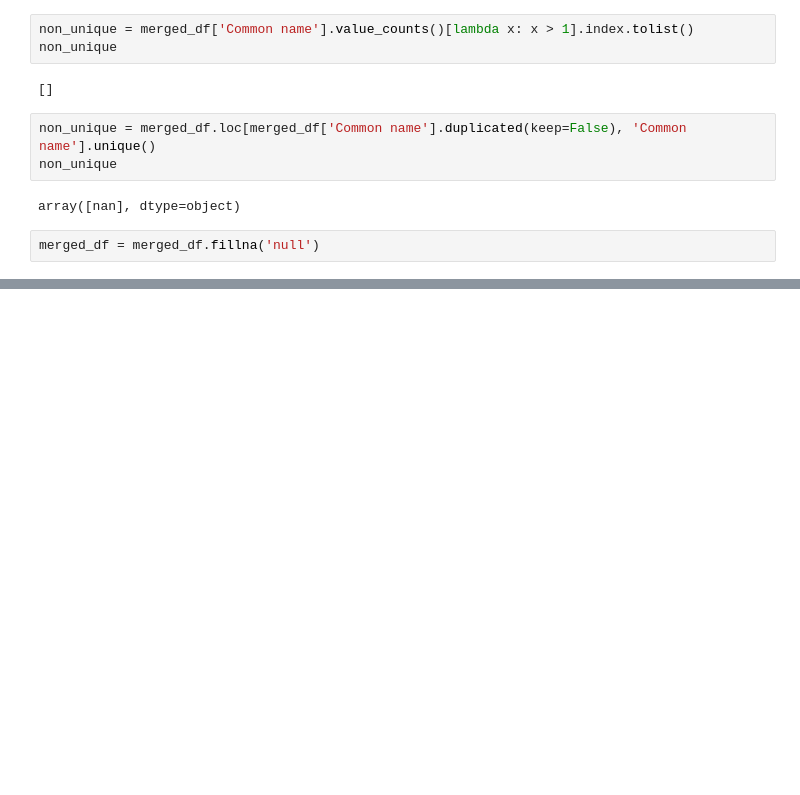
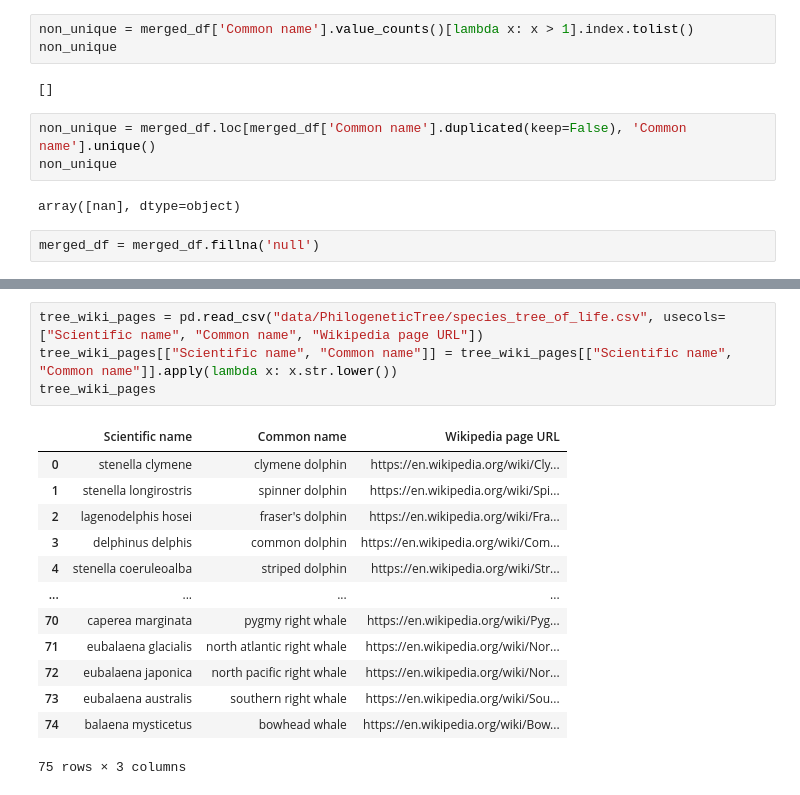
Before and after one commit to eglantine-vialaneix/WhereWereWhalesLFS, a Jupyter notebook: data_exploration.ipynb, the cells around one changed output, grey strips where cells are left out. Saved outputs shown, nothing was run; the diff lists cells and outputs as text; blank space fills up the shorter version.

```diff
--- a/data_exploration.ipynb
+++ b/data_exploration.ipynb
@@ -275,0 +294,18 @@ merged_df[merged_df['IUCN Red List status'] == 'CR']
+# %%
+tree_wiki_pages = pd.read_csv("data/PhilogeneticTree/species_tree_of_life.csv", usecols=["Scientific name", "Common name", "Wikipedia page URL"])
+tree_wiki_pages[["Scientific name", "Common name"]] = tree_wiki_pages[["Scientific name", "Common name"]].apply(lambda x: x.str.lower())
+tree_wiki_pages
+# %% [output]
+|  | Scientific name | Common name | Wikipedia page URL |
+| 0 | stenella clymene | clymene dolphin | https://en.wikipedia.org/wiki/Cly... |
+| 1 | stenella longirostris | spinner dolphin | https://en.wikipedia.org/wiki/Spi... |
+| 2 | lagenodelphis hosei | fraser's dolphin | https://en.wikipedia.org/wiki/Fra... |
+| 3 | delphinus delphis | common dolphin | https://en.wikipedia.org/wiki/Com... |
+| 4 | stenella coeruleoalba | striped dolphin | https://en.wikipedia.org/wiki/Str... |
+| ... | ... | ... | ... |
+| 70 | caperea marginata | pygmy right whale | https://en.wikipedia.org/wiki/Pyg... |
+| 71 | eubalaena glacialis | north atlantic right whale | https://en.wikipedia.org/wiki/Nor... |
+| 72 | eubalaena japonica | north pacific right whale | https://en.wikipedia.org/wiki/Nor... |
+| 73 | eubalaena australis | southern right whale | https://en.wikipedia.org/wiki/Sou... |
+| 74 | balaena mysticetus | bowhead whale | https://en.wikipedia.org/wiki/Bow... |
+75 rows × 3 columns
```
Also changed, not shown: parts of 12 cells of this notebook, 2 other files.
